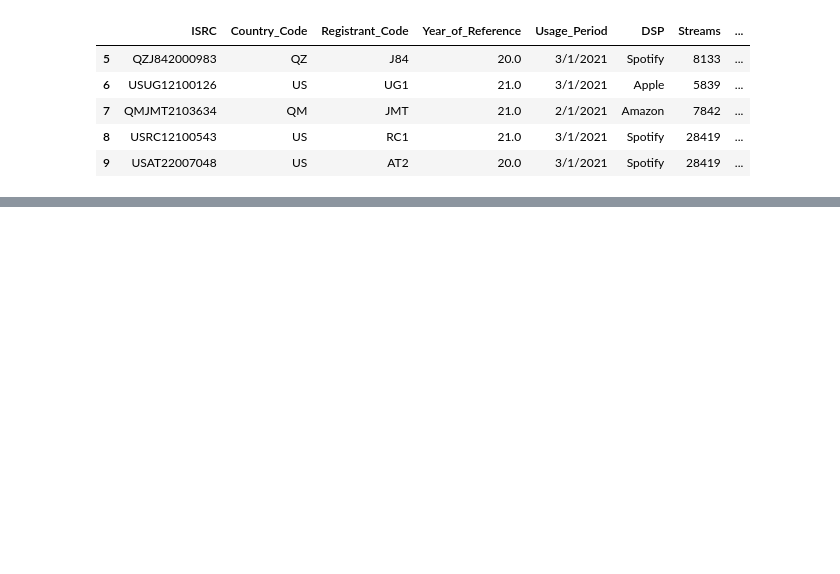
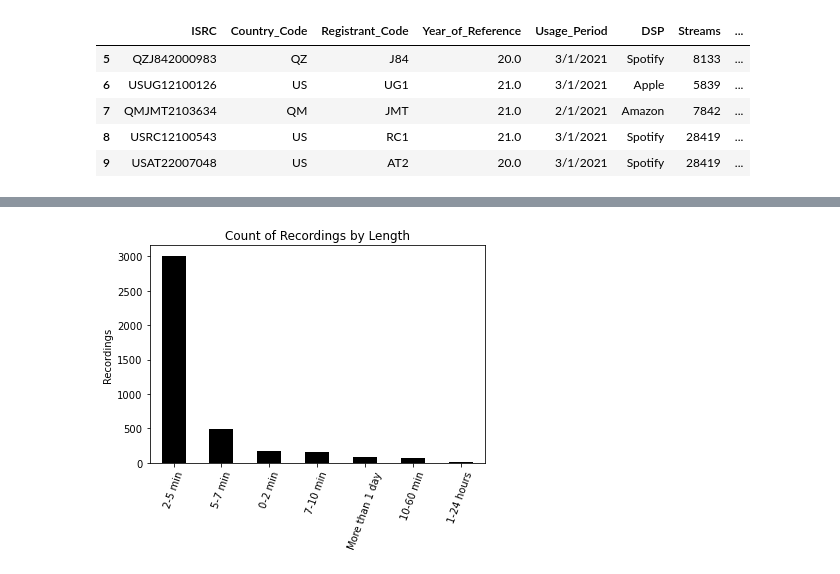
Before and after one commit to LJRollerII/mlc-project-napster, a Jupyter notebook: notebook/mlc_dsp.ipynb, the cells around one changed output, grey strips where cells are left out. Saved outputs shown, nothing was run; the diff lists cells and outputs as text; code cells hidden in the pictures; blank space fills up the shorter version.

```diff
--- a/notebook/mlc_dsp.ipynb
+++ b/notebook/mlc_dsp.ipynb
@@ -1171,0 +1242,3 @@ plt.show()
+# %%
+songlength_grouped = pd.DataFrame(unknownDSP['Song_Length'].value_counts())
+songlength_grouped.head()
@@ -1171,0 +1252,3 @@ plt.show()
+# %%
+songlength_grouped = songlength_grouped.rename(columns = {'' : 'Song_Length', 'Song_Length' : 'Count'})
+print(songlength_grouped)
@@ -1171,0 +1264,9 @@ plt.show()
+# %%
+ax = songlength_grouped.plot.bar(y='Count', rot=0, color='black', legend=None)
+plt.xticks(rotation=70)
+plt.title('Count of Recordings by Length')
+plt.ylabel('Recordings')
+plt.savefig('Count of Recordings by Length.png', transparent=True)
+plt.show()
+# %% [output]
+[figure, added]
```
Also changed, not shown: parts of 72 cells of this notebook.
